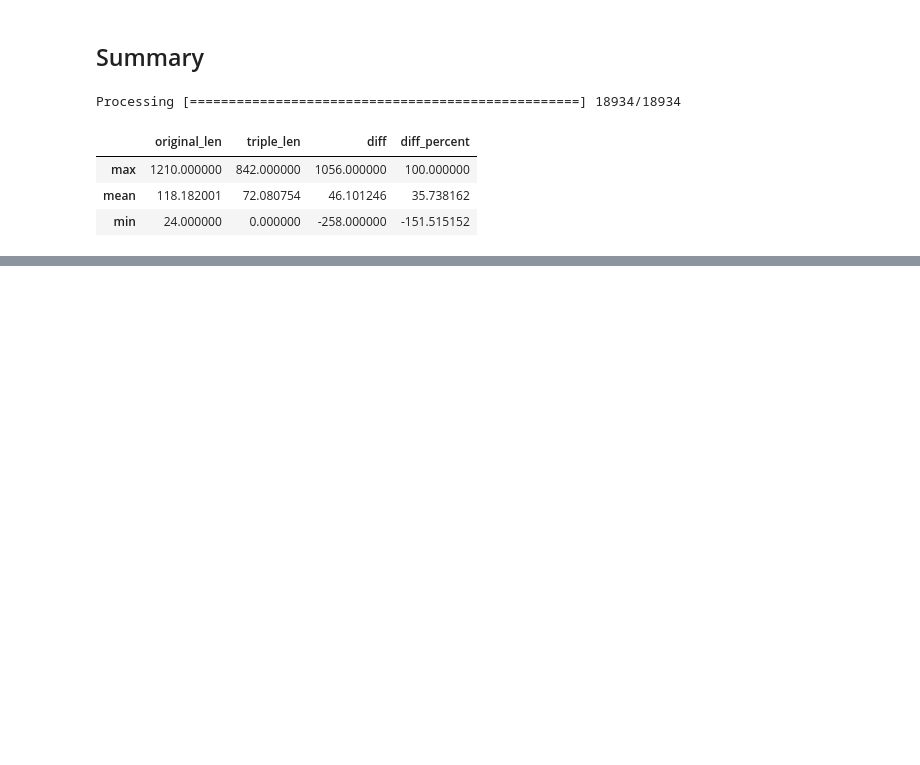
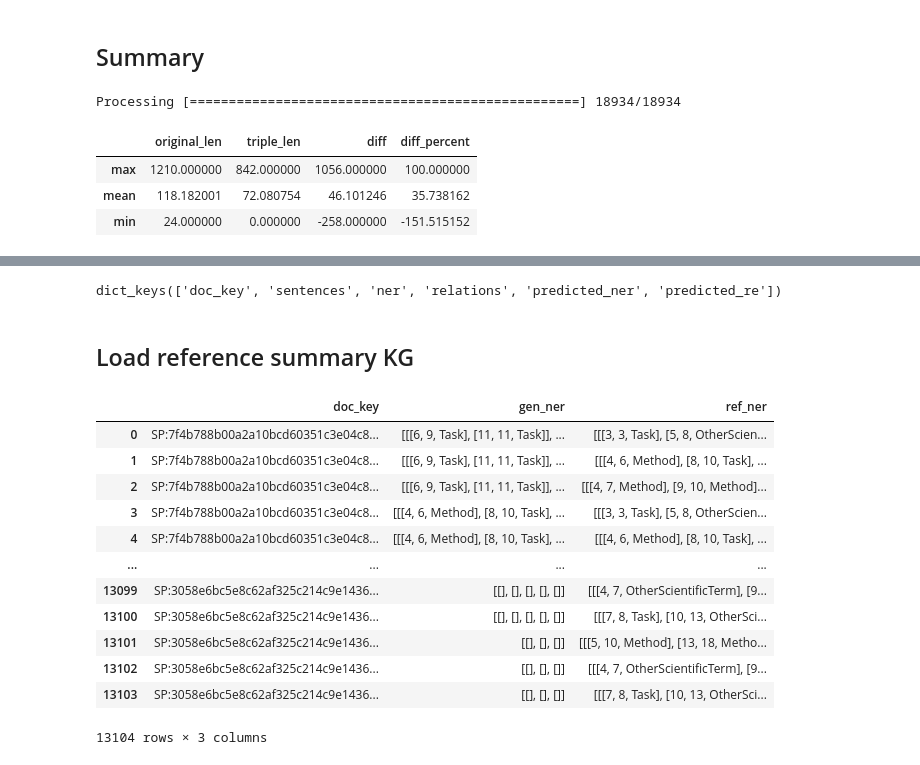
Before and after one commit to Thetang-145/My_Thesis_Playground, a Jupyter notebook: PL-Marker/_visualizeTriple.ipynb, the cells around one changed output, grey strips where cells are left out. Cells and saved outputs as stored; diff of their text form; code cells hidden in the pictures; blank space fills up the shorter version.

```diff
--- a/PL-Marker/_visualizeTriple.ipynb
+++ b/PL-Marker/_visualizeTriple.ipynb
@@ -850,0 +886,23 @@ len_sum_df.describe().loc[["max", "mean", "min"]]
+# %%
+for model in models:
+    for exp in experiments:
+        for best in best_score:
+            if f"{model}_{exp[0]}_{exp[1]}" in exclude:
+                filename=f"[{model}]_[{exp[0]}]_[{exp[1]}]"
+            else:
+                filename=f"[{model}]_[{exp[0]}]_[{exp[1]}]_{best[11:]}"
+
+            try:
+                result_list = load_re(filename)
+                print(filename, len(result_list))
+                ner = re = 0
+                for result in result_list:
+                    if len(result['predicted_ner'])==0: ner+=1
+                    if len(result['predicted_re'])==0: re+=1
+                print(f"\tBlank NER {ner}/{len(result_list)}")
+                print(f"\tBlank RE {re}/{len(result_list)}")
+            except:
+                print(filename, "CANNOT IMPORT")
+    #         break
+    #     break
+    # break
@@ -850,0 +945,6 @@ len_sum_df.describe().loc[["max", "mean", "min"]]
+# %%
+result_list[0].keys()
+# %% [output]
+dict_keys(['doc_key', 'sentences', 'ner', 'relations', 'predicted_ner', 'predicted_re'])
+# %% [markdown]
+## Load reference summary KG
@@ -850,0 +963,16 @@ len_sum_df.describe().loc[["max", "mean", "min"]]
+# %%
+evaluate(pd.DataFrame(result_list))
+# %% [output]
+|  | doc_key | gen_ner | ref_ner |
+| 0 | SP:7f4b788b00a2a10bcd60351c3e04c8... | [[[6, 9, Task], [11, 11, Task]], ... | [[[3, 3, Task], [5, 8, OtherScien... |
+| 1 | SP:7f4b788b00a2a10bcd60351c3e04c8... | [[[6, 9, Task], [11, 11, Task]], ... | [[[4, 6, Method], [8, 10, Task], ... |
+| 2 | SP:7f4b788b00a2a10bcd60351c3e04c8... | [[[6, 9, Task], [11, 11, Task]], ... | [[[4, 7, Method], [9, 10, Method]... |
+| 3 | SP:7f4b788b00a2a10bcd60351c3e04c8... | [[[4, 6, Method], [8, 10, Task], ... | [[[3, 3, Task], [5, 8, OtherScien... |
+| 4 | SP:7f4b788b00a2a10bcd60351c3e04c8... | [[[4, 6, Method], [8, 10, Task], ... | [[[4, 6, Method], [8, 10, Task], ... |
+| ... | ... | ... | ... |
+| 13099 | SP:3058e6bc5e8c62af325c214c9e1436... | [[], [], [], [], []] | [[[4, 7, OtherScientificTerm], [9... |
+| 13100 | SP:3058e6bc5e8c62af325c214c9e1436... | [[], [], [], [], []] | [[[7, 8, Task], [10, 13, OtherSci... |
+| 13101 | SP:3058e6bc5e8c62af325c214c9e1436... | [[], [], []] | [[[5, 10, Method], [13, 18, Metho... |
+| 13102 | SP:3058e6bc5e8c62af325c214c9e1436... | [[], [], []] | [[[4, 7, OtherScientificTerm], [9... |
+| 13103 | SP:3058e6bc5e8c62af325c214c9e1436... | [[], [], []] | [[[7, 8, Task], [10, 13, OtherSci... |
+13104 rows × 3 columns
```
Also changed, not shown: parts of 9 cells of this notebook, 32 other files.
